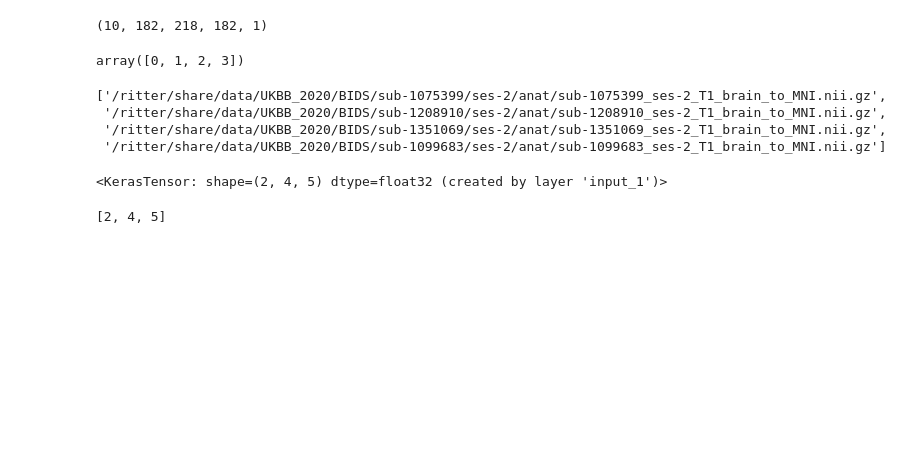
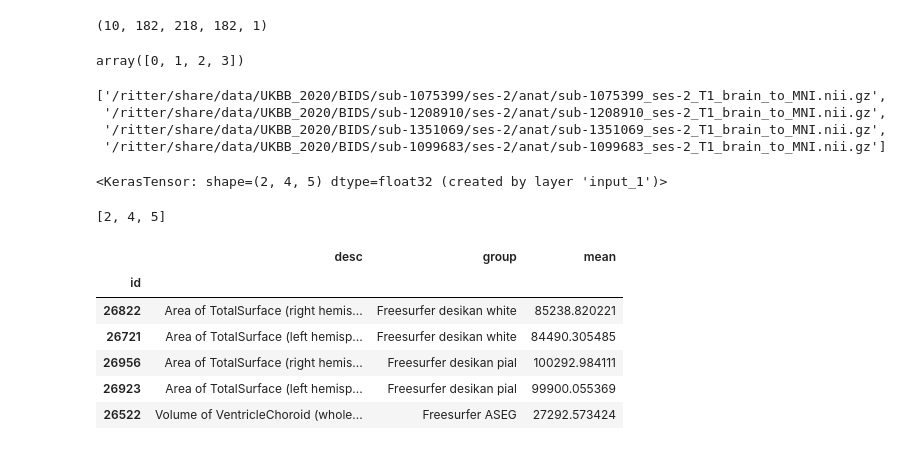
Before and after one commit to bramantyois/brain_idp_cnn, a Jupyter notebook: scratches.ipynb, the cells around one changed output. Drawn from its saved outputs; the diff is of its cells as text; code cells hidden in the pictures; blank space fills up the shorter version.

```diff
--- a/scratches.ipynb
+++ b/scratches.ipynb
@@ -128,0 +151,11 @@ keras_placeholder.shape.as_list()
+# %%
+template = pd.read_csv('csv/idps_desc.csv', index_col='id')
+template.head()
+# %% [output]
+|  | desc | group | mean |
+| id |  |  |  |
+| 26822 | Area of TotalSurface (right hemis... | Freesurfer desikan white | 85238.820221 |
+| 26721 | Area of TotalSurface (left hemisp... | Freesurfer desikan white | 84490.305485 |
+| 26956 | Area of TotalSurface (right hemis... | Freesurfer desikan pial | 100292.984111 |
+| 26923 | Area of TotalSurface (left hemisp... | Freesurfer desikan pial | 99900.055369 |
+| 26522 | Volume of VentricleChoroid (whole... | Freesurfer ASEG | 27292.573424 |
```
Also changed, not shown: parts of 10 cells of this notebook, 5 other files.
